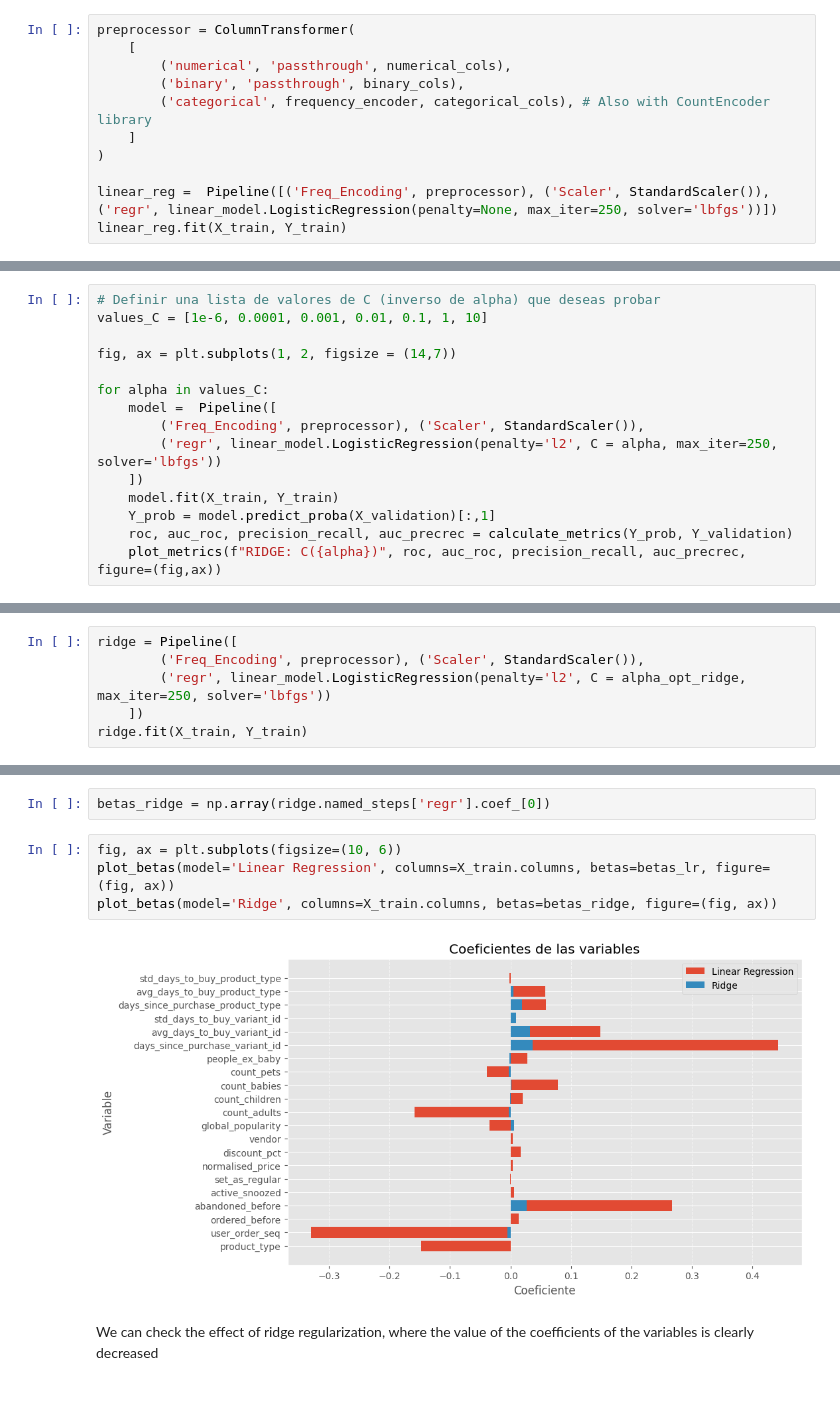
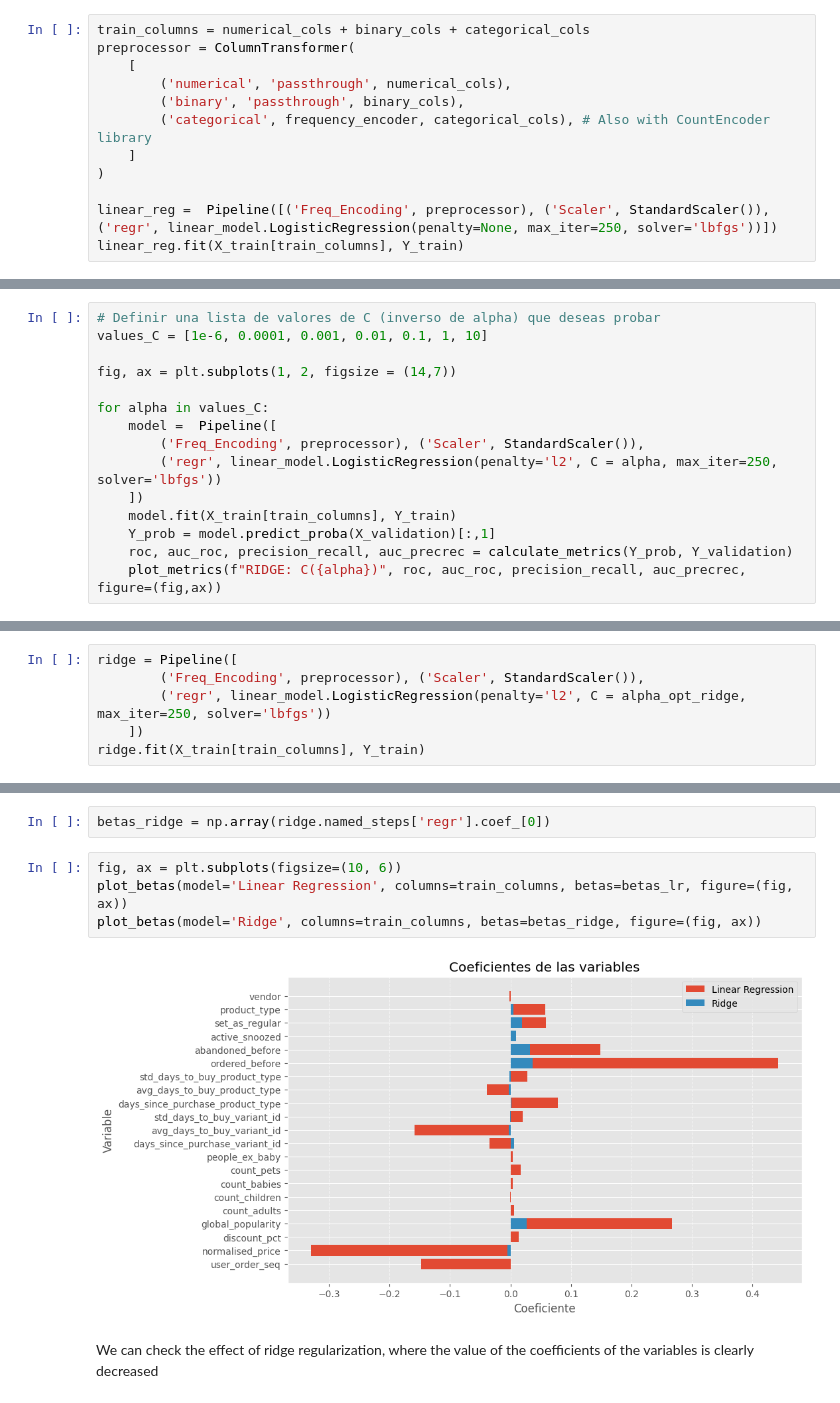
Before and after one commit to uhernando002/zrive-ds, a Jupyter notebook: src/module_3/module_3_milestone1.ipynb, the cells around one changed output, grey strips where cells are left out. Saved outputs shown, nothing was run; the diff lists cells and outputs as text.

```diff
--- a/src/module_3/module_3_milestone1.ipynb
+++ b/src/module_3/module_3_milestone1.ipynb
@@ -135,6 +135,7 @@ Value counts test: {0.0: 98.73850229644577, 1.0: 1.2614977035542296}
 # %% [markdown]
 ### LOGISTIC REGRESSION
 # %%
+train_columns = numerical_cols + binary_cols + categorical_cols
 preprocessor = ColumnTransformer(
     [
         ('numerical', 'passthrough', numerical_cols),
@@ -144,7 +145,7 @@ preprocessor = ColumnTransformer(
 )
 
 linear_reg =  Pipeline([('Freq_Encoding', preprocessor), ('Scaler', StandardScaler()), ('regr', linear_model.LogisticRegression(penalty=None, max_iter=250, solver='lbfgs'))])
-linear_reg.fit(X_train, Y_train)
+linear_reg.fit(X_train[train_columns], Y_train)
 # %% [output]
 Pipeline(steps=[('Freq_Encoding',
                  ColumnTransformer(transformers=[('numerical', 'passthrough',
@@ -279,7 +280,7 @@ for alpha in values_C:
         ('Freq_Encoding', preprocessor), ('Scaler', StandardScaler()),
         ('regr', linear_model.LogisticRegression(penalty='l2', C = alpha, max_iter=250, solver='lbfgs'))
     ])
-    model.fit(X_train, Y_train)
+    model.fit(X_train[train_columns], Y_train)
     Y_prob = model.predict_proba(X_validation)[:,1]
     roc, auc_roc, precision_recall, auc_precrec = calculate_metrics(Y_prob, Y_validation)
     plot_metrics(f"RIDGE: C({alpha})", roc, auc_roc, precision_recall, auc_precrec, figure=(fig,ax))
@@ -296,4 +297,4 @@ ridge = Pipeline([
         ('Freq_Encoding', preprocessor), ('Scaler', StandardScaler()),
         ('regr', linear_model.LogisticRegression(penalty='l2', C = alpha_opt_ridge, max_iter=250, solver='lbfgs'))
     ])
-ridge.fit(X_train, Y_train)
+ridge.fit(X_train[train_columns], Y_train)
@@ -306,10 +325,10 @@ threshold_ridge = round(np.mean(precision_recall_ridge['Threshold'][(precision_r
 betas_ridge = np.array(ridge.named_steps['regr'].coef_[0])
 # %%
 fig, ax = plt.subplots(figsize=(10, 6))
-plot_betas(model='Linear Regression', columns=X_train.columns, betas=betas_lr, figure=(fig, ax))
-plot_betas(model='Ridge', columns=X_train.columns, betas=betas_ridge, figure=(fig, ax))
+plot_betas(model='Linear Regression', columns=train_columns, betas=betas_lr, figure=(fig, ax))
+plot_betas(model='Ridge', columns=train_columns, betas=betas_ridge, figure=(fig, ax))
 # %% [output]
-[figure, old version]
+[figure, new version]
 # %% [markdown]
 We can check the effect of ridge regularization, where the value of the coefficients of the variables is clearly decreased
 # %%
```
Also changed, not shown: parts of 22 cells of this notebook.
